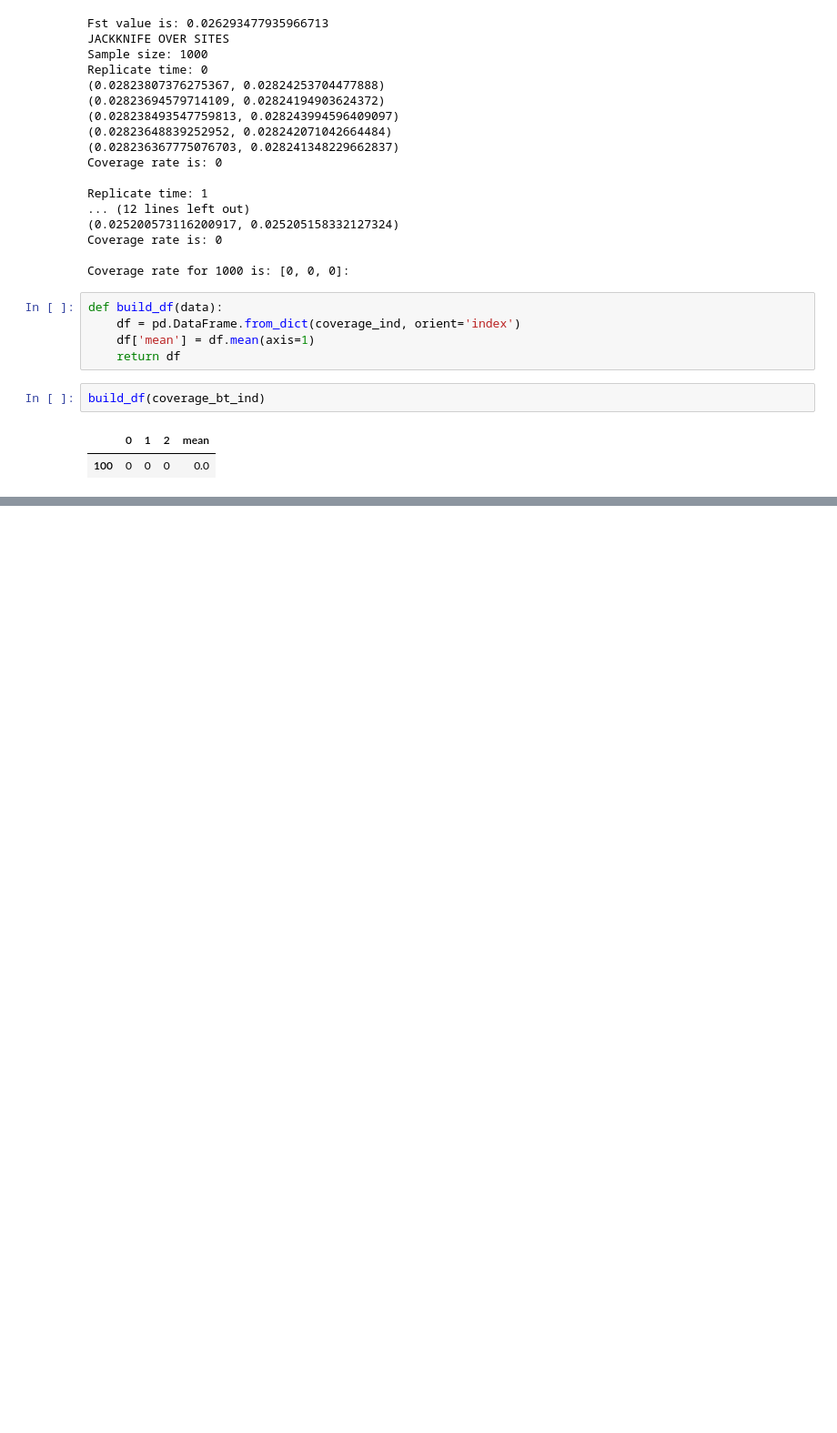
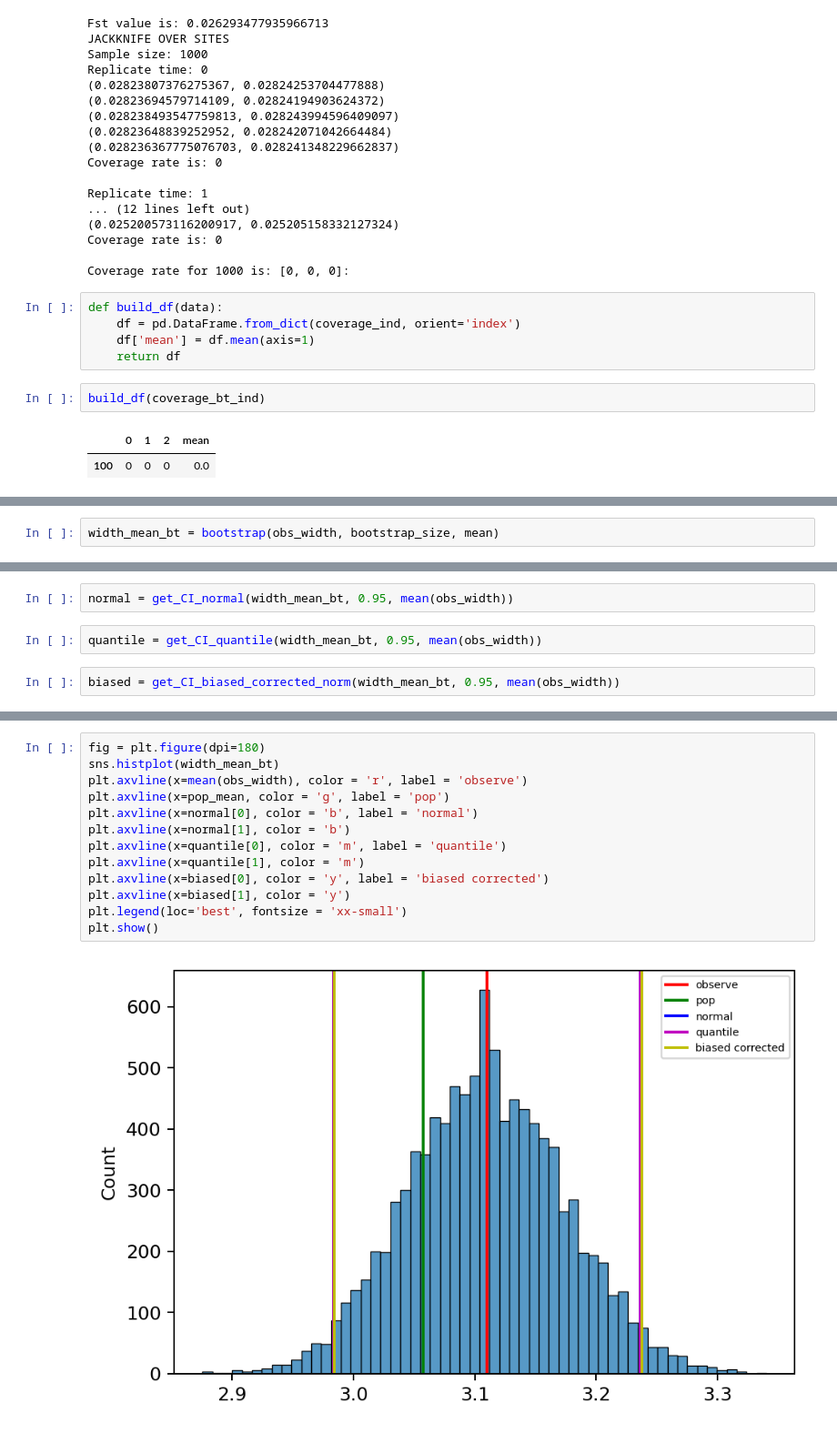
Before and after one commit to rwaples/resampling, a Jupyter notebook: resample.ipynb, the cells around one changed output, grey strips where cells are left out. Shown at 91% size. Saved outputs shown, nothing was run; the diff lists cells and outputs as text; blank space fills up the shorter version.

```diff
--- a/resample.ipynb
+++ b/resample.ipynb
@@ -355,0 +425,2 @@ build_df(coverage_bt_ind)
+# %%
+width_mean_bt = bootstrap(obs_width, bootstrap_size, mean)
@@ -355,0 +462,6 @@ build_df(coverage_bt_ind)
+# %%
+normal = get_CI_normal(width_mean_bt, 0.95, mean(obs_width))
+# %%
+quantile = get_CI_quantile(width_mean_bt, 0.95, mean(obs_width))
+# %%
+biased = get_CI_biased_corrected_norm(width_mean_bt, 0.95, mean(obs_width))
@@ -355,0 +484,15 @@ build_df(coverage_bt_ind)
+# %%
+fig = plt.figure(dpi=180)
+sns.histplot(width_mean_bt)
+plt.axvline(x=mean(obs_width), color = 'r', label = 'observe')
+plt.axvline(x=pop_mean, color = 'g', label = 'pop')
+plt.axvline(x=normal[0], color = 'b', label = 'normal')
+plt.axvline(x=normal[1], color = 'b')
+plt.axvline(x=quantile[0], color = 'm', label = 'quantile')
+plt.axvline(x=quantile[1], color = 'm')
+plt.axvline(x=biased[0], color = 'y', label = 'biased corrected')
+plt.axvline(x=biased[1], color = 'y')
+plt.legend(loc='best', fontsize = 'xx-small')
+plt.show()
+# %% [output]
+[figure, added]
```
Also changed, not shown: parts of 22 cells of this notebook.
